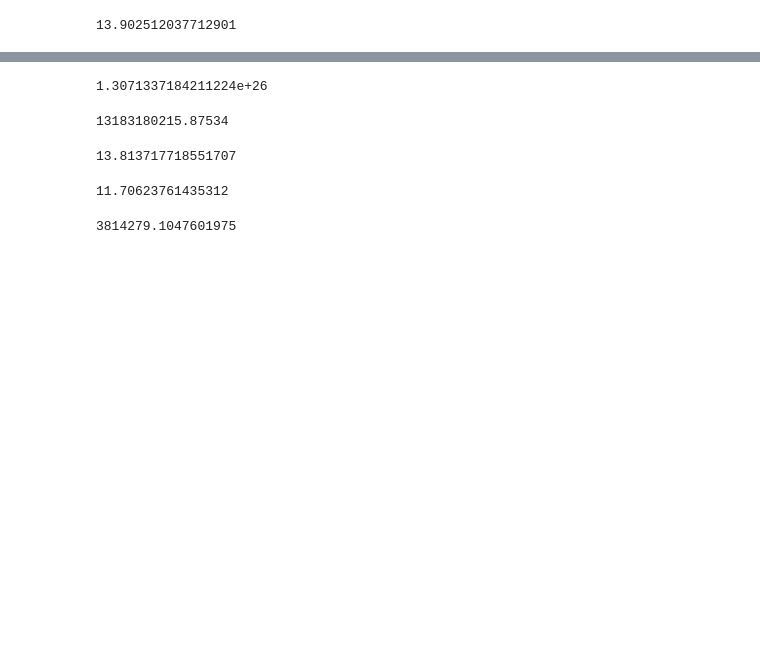
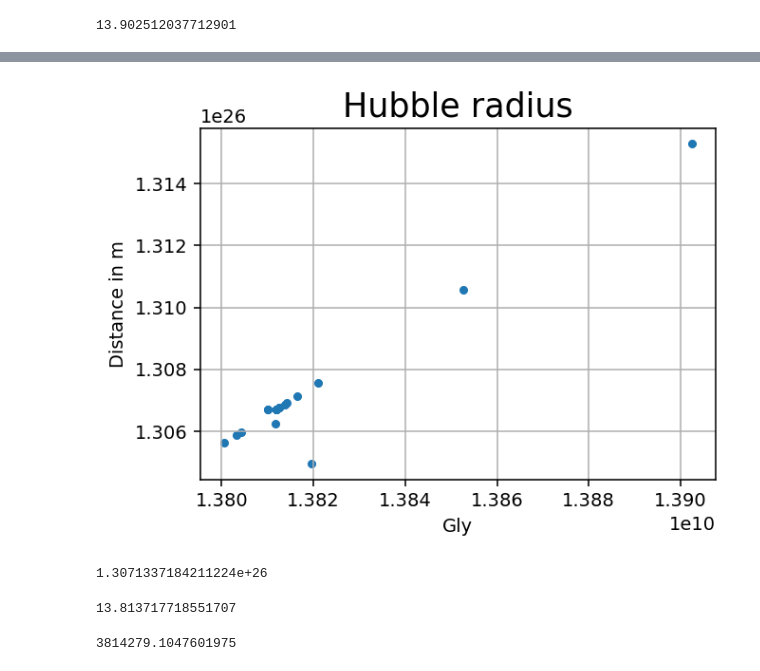
Before and after one commit to LaGuer/hubble-radius, a Jupyter notebook: hubble-radius.ipynb, the cells around one changed output, grey strips where cells are left out. Saved outputs shown, nothing was run; the diff lists cells and outputs as text; code cells hidden in the pictures; blank space fills up the shorter version.

```diff
--- a/hubble-radius.ipynb
+++ b/hubble-radius.ipynb
@@ -345,3 +352,16 @@ df.iloc[:,[2,3]]
+# %%
+%matplotlib inline
+w = 5
+h = 3.5
+d = 140
+plt.figure(figsize=(w, h), dpi=d)
+plt.scatter(df.iloc[:,[2,2]], df.iloc[:,[3,3]], s=12 )
+plt.ylabel('Distance in m')
+plt.xlabel('Gly')
+plt.title('Hubble radius', fontsize=18, color="black")
+plt.grid()
+# %% [output]
+[figure, added]
 # %%
 import pandas as pd
 df = df.convert_dtypes(convert_integer=True)
@@ -350,19 +370,10 @@ df = df.convert_dtypes(convert_integer=True)
 (4*P**3*l_wi*lambdabare)/R_N
 # %% [output]
 1.3071337184211224e+26
-# %%
-#ƛ e ((a-136)E 3 ^√a)^{1/2}
-lambdabare*((a-136))*(e**e**e)**(np.sqrt(a))**(1/2)
-# %% [output]
-13183180215.87534
 # %%
 ((e**e**e)**(np.sqrt(a))*(a-136))**(1/2)*lambdabare/(constants.light_year*10**9)
 # %% [output]
 13.813717718551707
-# %%
-(np.sqrt(a))
-# %% [output]
-11.70623761435312
 # %%
 e**e**e
 # %% [output]
```
Also changed, not shown: parts of 102 cells of this notebook.
